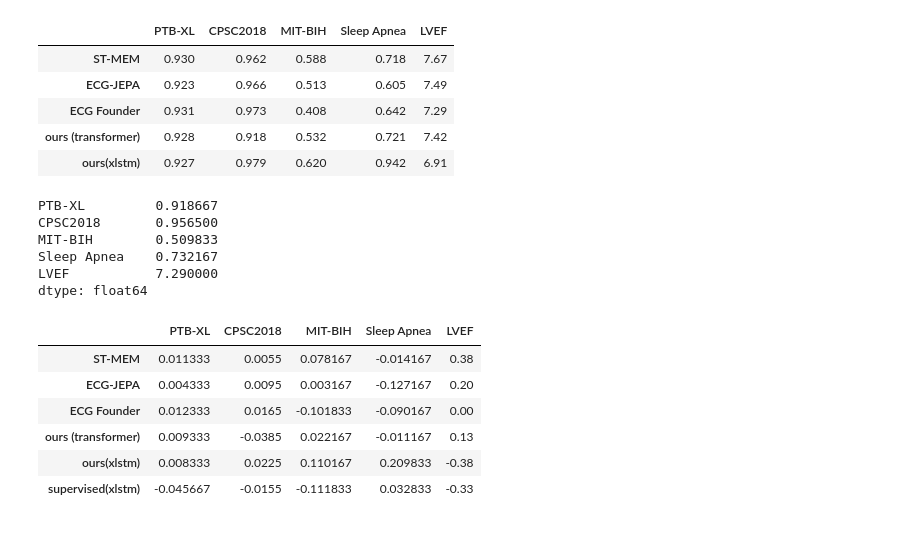
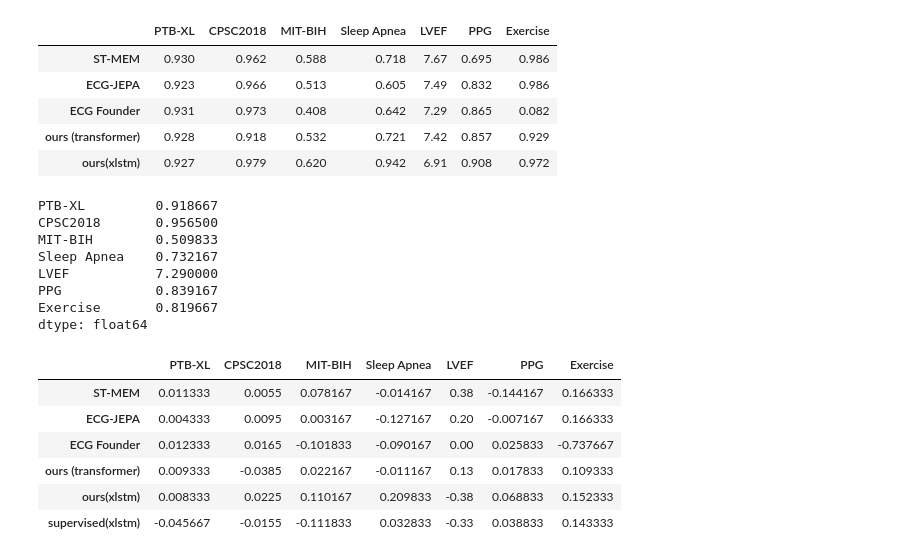
Before and after one commit to Lobster1911/bench-xecg-indian-benchmark, a Jupyter notebook: plots.ipynb, the cells around one changed output. Saved outputs shown, nothing was run; the diff lists cells and outputs as text; code cells hidden in the pictures.

```diff
--- a/plots.ipynb
+++ b/plots.ipynb
@@ -1,28 +1,30 @@
 # %%
 import plotly.express as px
 import pandas as pd
 
-categories = ['PTB-XL', 'CPSC2018', 'MIT-BIH', 'Sleep Apnea', 'LVEF']
+categories = ['PTB-XL', 'CPSC2018', 'MIT-BIH', 'Sleep Apnea', 'LVEF', 'PPG', 'Exercise']
 
 data = {
     'PTB-XL':             [0.930, 0.923, 0.931, 0.928, 0.927, 0.873],
     'CPSC2018':           [0.962, 0.966, 0.973, 0.918, 0.979, 0.941],
     'MIT-BIH':            [0.588, 0.513, 0.408, 0.532, 0.620, 0.398],
     'Sleep Apnea':        [0.718, 0.605, 0.642, 0.721, 0.942, 0.765],
     'LVEF':               [7.67, 7.49, 7.29, 7.42, 6.91, 6.96],
+    'PPG':                [0.695, 0.832, 0.865, 0.857, 0.908, 0.878],
+    'Exercise':           [0.986, 0.986, 0.082, 0.929, 0.972, 0.963]
 }
 
 methods = ['ST-MEM', 'ECG-JEPA', 'ECG Founder', 'ours (transformer)', 'ours(xlstm)', 'supervised(xlstm)']
 
 df_raw = pd.DataFrame(data, index=methods)
 df_raw.head()
 # %% [output]
-|  | PTB-XL | CPSC2018 | MIT-BIH | Sleep Apnea | LVEF |
-| ST-MEM | 0.930 | 0.962 | 0.588 | 0.718 | 7.67 |
-| ECG-JEPA | 0.923 | 0.966 | 0.513 | 0.605 | 7.49 |
-| ECG Founder | 0.931 | 0.973 | 0.408 | 0.642 | 7.29 |
-| ours (transformer) | 0.928 | 0.918 | 0.532 | 0.721 | 7.42 |
-| ours(xlstm) | 0.927 | 0.979 | 0.620 | 0.942 | 6.91 |
+|  | PTB-XL | CPSC2018 | MIT-BIH | Sleep Apnea | LVEF | PPG | Exercise |
+| ST-MEM | 0.930 | 0.962 | 0.588 | 0.718 | 7.67 | 0.695 | 0.986 |
+| ECG-JEPA | 0.923 | 0.966 | 0.513 | 0.605 | 7.49 | 0.832 | 0.986 |
+| ECG Founder | 0.931 | 0.973 | 0.408 | 0.642 | 7.29 | 0.865 | 0.082 |
+| ours (transformer) | 0.928 | 0.918 | 0.532 | 0.721 | 7.42 | 0.857 | 0.929 |
+| ours(xlstm) | 0.927 | 0.979 | 0.620 | 0.942 | 6.91 | 0.908 | 0.972 |
 # %%
 df_raw.mean(axis=0)
 # %% [output]
@@ -31,17 +33,19 @@ CPSC2018       0.956500
 MIT-BIH        0.509833
 Sleep Apnea    0.732167
 LVEF           7.290000
+PPG            0.839167
+Exercise       0.819667
 dtype: float64
 # %%
 df_raw - df_raw.mean(axis=0)
 # %% [output]
-|  | PTB-XL | CPSC2018 | MIT-BIH | Sleep Apnea | LVEF |
-| ST-MEM | 0.011333 | 0.0055 | 0.078167 | -0.014167 | 0.38 |
-| ECG-JEPA | 0.004333 | 0.0095 | 0.003167 | -0.127167 | 0.20 |
-| ECG Founder | 0.012333 | 0.0165 | -0.101833 | -0.090167 | 0.00 |
-| ours (transformer) | 0.009333 | -0.0385 | 0.022167 | -0.011167 | 0.13 |
-| ours(xlstm) | 0.008333 | 0.0225 | 0.110167 | 0.209833 | -0.38 |
-| supervised(xlstm) | -0.045667 | -0.0155 | -0.111833 | 0.032833 | -0.33 |
+|  | PTB-XL | CPSC2018 | MIT-BIH | Sleep Apnea | LVEF | PPG | Exercise |
+| ST-MEM | 0.011333 | 0.0055 | 0.078167 | -0.014167 | 0.38 | -0.144167 | 0.166333 |
+| ECG-JEPA | 0.004333 | 0.0095 | 0.003167 | -0.127167 | 0.20 | -0.007167 | 0.166333 |
+| ECG Founder | 0.012333 | 0.0165 | -0.101833 | -0.090167 | 0.00 | 0.025833 | -0.737667 |
+| ours (transformer) | 0.009333 | -0.0385 | 0.022167 | -0.011167 | 0.13 | 0.017833 | 0.109333 |
+| ours(xlstm) | 0.008333 | 0.0225 | 0.110167 | 0.209833 | -0.38 | 0.068833 | 0.152333 |
+| supervised(xlstm) | -0.045667 | -0.0155 | -0.111833 | 0.032833 | -0.33 | 0.038833 | 0.143333 |
 # %%
 # df_raw['LVEF'] = df_raw['LVEF'].max() - df_raw['LVEF'] + 0.2
 
```
Also changed, not shown: parts of 10 cells of this notebook, 4 other files.
